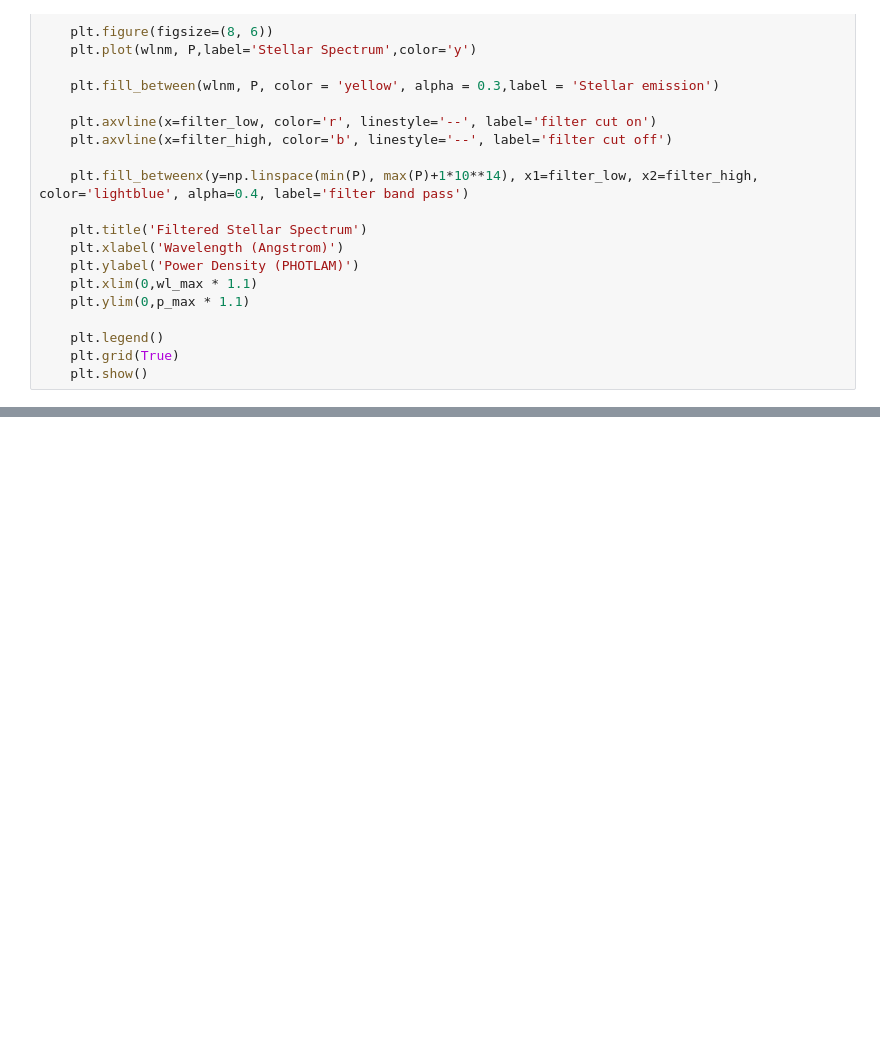
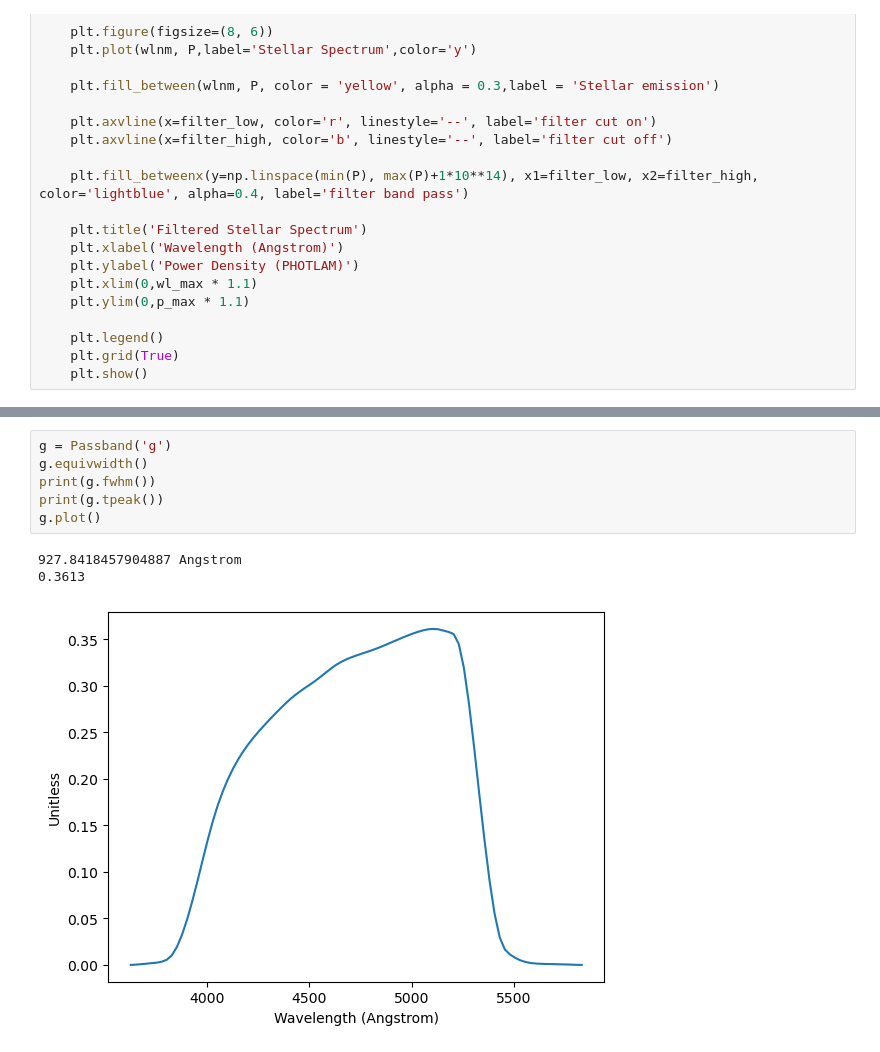
Before and after one commit to pirgalim/Glenlea-ETC, a Jupyter notebook: notebooks/Spextra testing.ipynb, the cells around one changed output, grey strips where cells are left out. Drawn from its saved outputs; the diff is of its cells as text; blank space fills up the shorter version.

```diff
--- a/notebooks/Spextra testing.ipynb
+++ b/notebooks/Spextra testing.ipynb
@@ -67,0 +98,10 @@ plotCurve(wlA, flux)
+# %%
+g = Passband('g')
+g.equivwidth()
+print(g.fwhm())
+print(g.tpeak())
+g.plot()
+# %% [output]
+927.8418457904887 Angstrom
+0.3613
+[figure, added]
```
Also changed, not shown: parts of 6 cells of this notebook, 1 other file.
